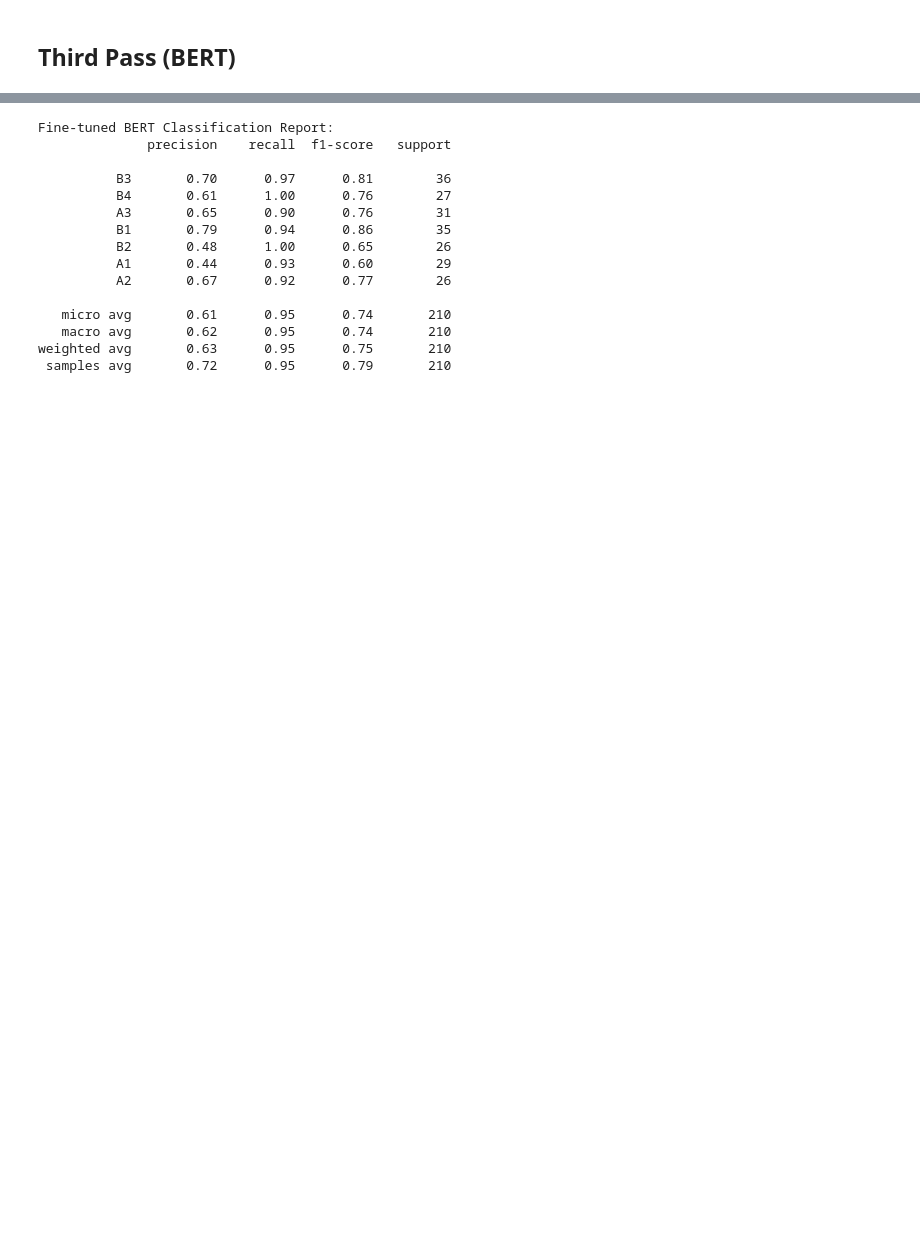
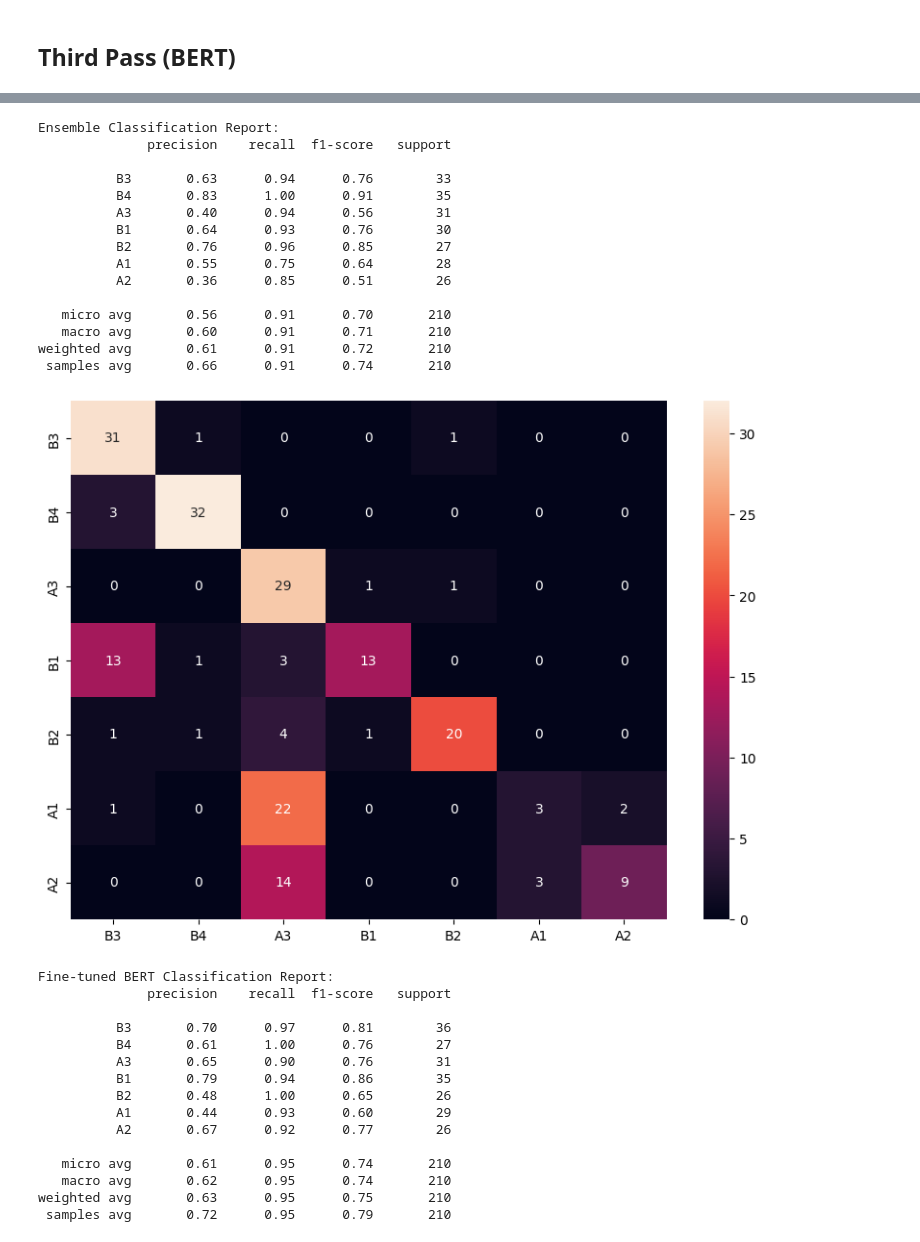
Before and after one commit to visalakshi2001/gra-ml-task, a Jupyter notebook: ML_DL_Text_Classification.ipynb, the cells around one changed output, grey strips where cells are left out. Cells and saved outputs as stored; diff of their text form; code cells hidden in the pictures; blank space fills up the shorter version.

```diff
--- a/ML_DL_Text_Classification.ipynb
+++ b/ML_DL_Text_Classification.ipynb
@@ -319,3 +356,22 @@ binary_val_preds_tf = (val_preds_tf > 0.5).numpy()
+# %%
+evaluate_model(val_data=bert_val, ensemble=False, labels=class_to_index.keys(), y_hat=binary_val_preds_tf)
+# %% [output]
+Ensemble Classification Report:
+              precision    recall  f1-score   support
+
+          B3       0.63      0.94      0.76        33
+          B4       0.83      1.00      0.91        35
+          A3       0.40      0.94      0.56        31
+          B1       0.64      0.93      0.76        30
+          B2       0.76      0.96      0.85        27
+          A1       0.55      0.75      0.64        28
+          A2       0.36      0.85      0.51        26
+
+   micro avg       0.56      0.91      0.70       210
+   macro avg       0.60      0.91      0.71       210
+weighted avg       0.61      0.91      0.72       210
+ samples avg       0.66      0.91      0.74       210
+[figure, added]
 # %%
 
 
```
Also changed, not shown: parts of 18 cells of this notebook.
